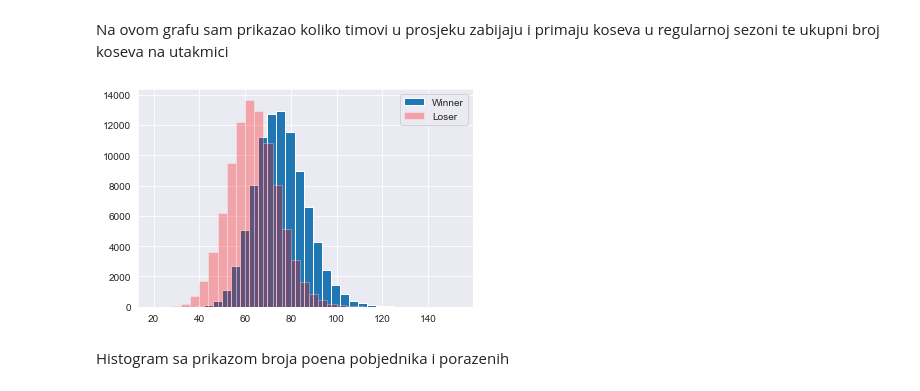
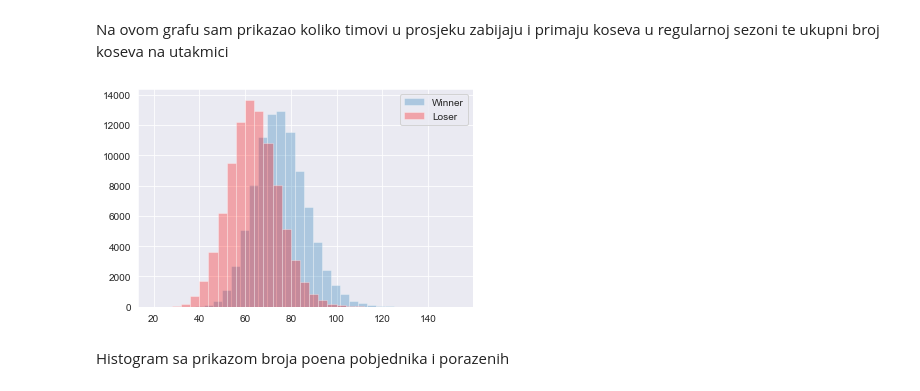
Before and after one commit to ZvonimirRavlic/UUZOP-Projekt, a Jupyter notebook: projekt.ipynb, the cells around one changed output. Saved outputs shown, nothing was run; the diff lists cells and outputs as text; code cells hidden in the pictures.

```diff
--- a/projekt.ipynb
+++ b/projekt.ipynb
@@ -584,11 +589,11 @@ plt.show()
 # %% [markdown]
 Na ovom grafu sam prikazao koliko timovi u prosjeku zabijaju i primaju koseva u regularnoj sezoni te ukupni broj koseva na utakmici
 # %%
-plt.hist(X.wscore, bins=30, label="Winner")
+plt.hist(X.wscore, bins=30, label="Winner", alpha=0.3)
 plt.hist(X.lscore, color='red', bins=30, alpha=0.3, label="Loser")
 plt.legend(loc='best')
 plt.show()
 # %% [output]
-[figure, old version]
+[figure, new version]
 # %% [markdown]
 Histogram sa prikazom broja poena pobjednika i porazenih
```
Also changed, not shown: parts of 1 cell of this notebook.
